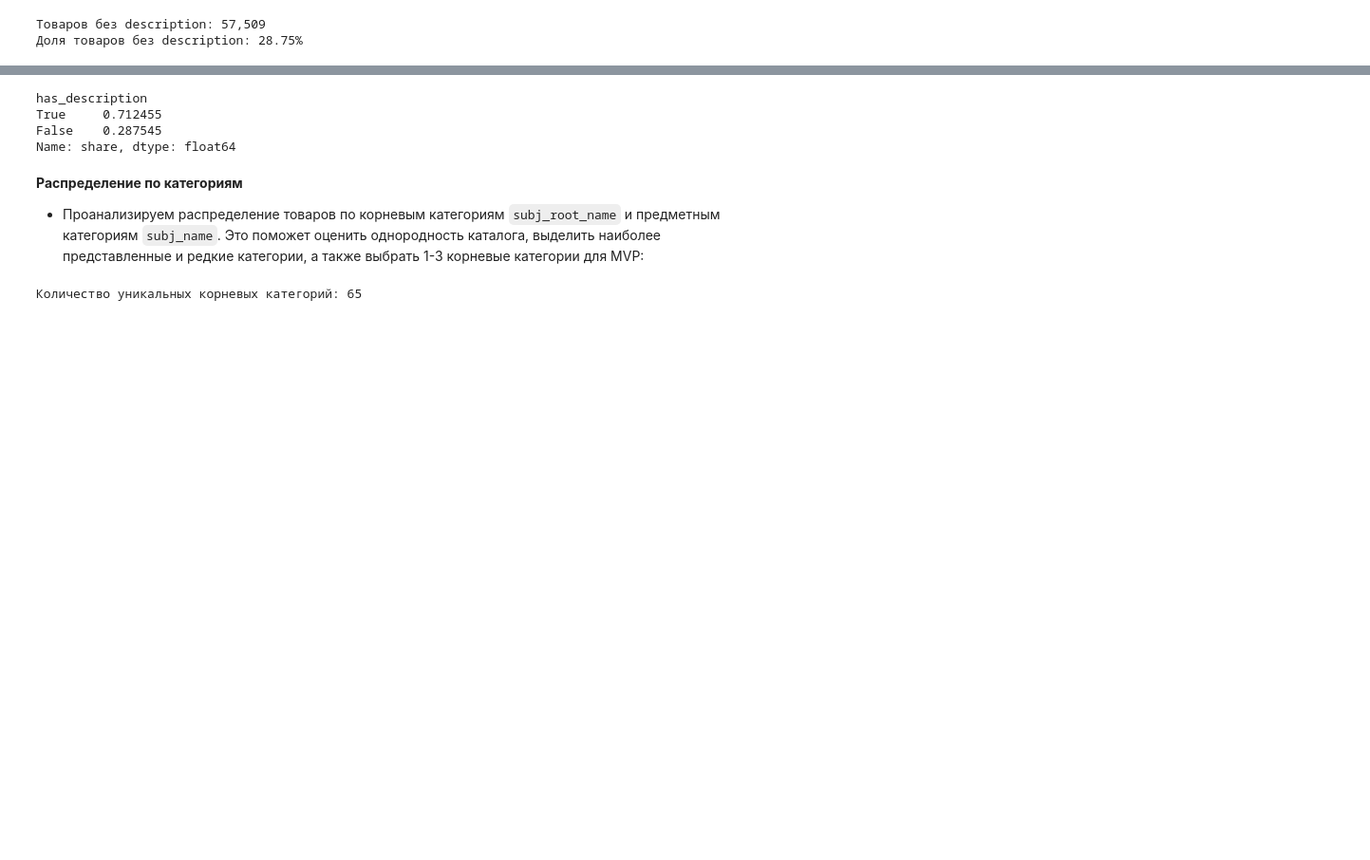
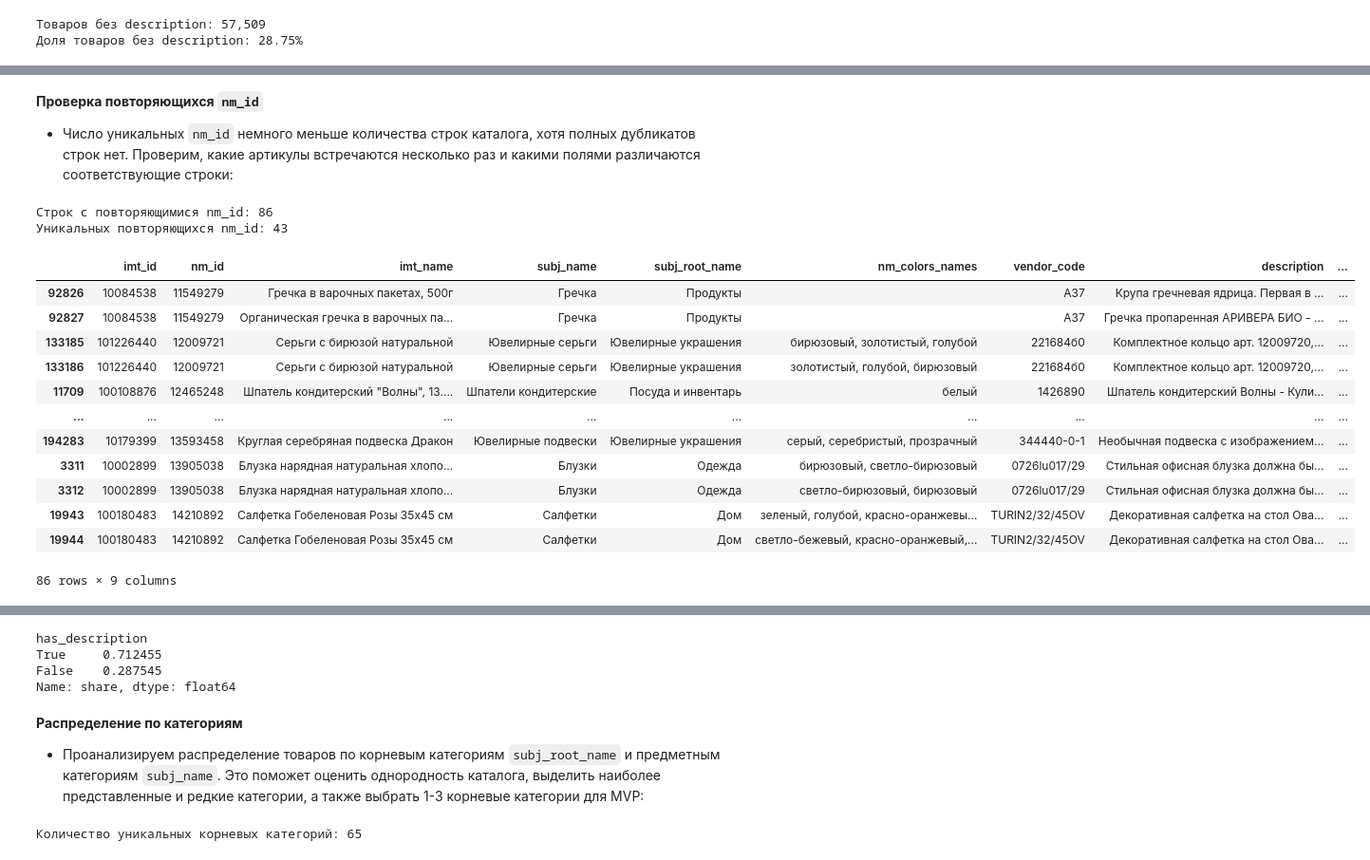
Before and after one commit to YuliyaZabotina/semantic-search-project, a Jupyter notebook: semantic_search_project.ipynb, the cells around one changed output, grey strips where cells are left out. Shown at 95% size. Cells and saved outputs as stored; diff of their text form; code cells hidden in the pictures; blank space fills up the shorter version.

```diff
--- a/semantic_search_project.ipynb
+++ b/semantic_search_project.ipynb
@@ -559,0 +636,58 @@ print(
+# %% [markdown]
+**Проверка повторяющихся `nm_id`**
+
+- Число уникальных `nm_id` немного меньше количества строк каталога, хотя полных дубликатов строк нет. Проверим, какие артикулы встречаются несколько раз и какими полями различаются соответствующие строки:
+# %%
+# Находим nm_id, которые встречаются более одного раза
+duplicate_nm_mask = df_raw.duplicated(
+    subset="nm_id",
+    keep=False,
+)
+
+duplicate_nm_rows = (
+    df_raw.loc[duplicate_nm_mask]
+    .sort_values(["nm_id", "imt_id"])
+    .copy()
+)
+
+print(
+    "Строк с повторяющимися nm_id:",
+    len(duplicate_nm_rows)
+)
+
+print(
+    "Уникальных повторяющихся nm_id:",
+    duplicate_nm_rows["nm_id"].nunique()
+)
+
+display(
+    duplicate_nm_rows[
+        [
+            "imt_id",
+            "nm_id",
+            "imt_name",
+            "subj_name",
+            "subj_root_name",
+            "nm_colors_names",
+            "vendor_code",
+            "description",
+            "brand_name",
+        ]
+    ]
+)
+# %% [output]
+Строк с повторяющимися nm_id: 86
+Уникальных повторяющихся nm_id: 43
+|  | imt_id | nm_id | imt_name | subj_name | subj_root_name | nm_colors_names | vendor_code | description | ... |
+| 92826 | 10084538 | 11549279 | Гречка в варочных пакетах, 500г | Гречка | Продукты |  | A37 | Крупа гречневая ядрица. Первая в ... | ... |
+| 92827 | 10084538 | 11549279 | Органическая гречка в варочных па... | Гречка | Продукты |  | A37 | Гречка пропаренная АРИВЕРА БИО - ... | ... |
+| 133185 | 101226440 | 12009721 | Серьги с бирюзой натуральной | Ювелирные серьги | Ювелирные украшения | бирюзовый, золотистый, голубой | 221684б0 | Комплектное кольцо арт. 12009720,... | ... |
+| 133186 | 101226440 | 12009721 | Серьги с бирюзой натуральной | Ювелирные серьги | Ювелирные украшения | золотистый, голубой, бирюзовый | 221684б0 | Комплектное кольцо арт. 12009720,... | ... |
+| 11709 | 100108876 | 12465248 | Шпатель кондитерский "Волны", 13.... | Шпатели кондитерские | Посуда и инвентарь | белый | 1426890 | Шпатель кондитерский Волны - Кули... | ... |
+| ... | ... | ... | ... | ... | ... | ... | ... | ... | ... |
+| 194283 | 10179399 | 13593458 | Круглая серебряная подвеска Дракон | Ювелирные подвески | Ювелирные украшения | серый, серебристый, прозрачный | 344440-0-1 | Необычная подвеска с изображением... | ... |
+| 3311 | 10002899 | 13905038 | Блузка нарядная натуральная хлопо... | Блузки | Одежда | бирюзовый, светло-бирюзовый | 0726lu017/29 | Стильная офисная блузка должна бы... | ... |
+| 3312 | 10002899 | 13905038 | Блузка нарядная натуральная хлопо... | Блузки | Одежда | светло-бирюзовый, бирюзовый | 0726lu017/29 | Стильная офисная блузка должна бы... | ... |
+| 19943 | 100180483 | 14210892 | Салфетка Гобеленовая Розы 35х45 см | Салфетки | Дом | зеленый, голубой, красно-оранжевы... | TURIN2/32/45OV | Декоративная салфетка на стол Ова... | ... |
+| 19944 | 100180483 | 14210892 | Салфетка Гобеленовая Розы 35х45 см | Салфетки | Дом | светло-бежевый, красно-оранжевый,... | TURIN2/32/45OV | Декоративная салфетка на стол Ова... | ... |
+86 rows × 9 columns
```
Also changed, not shown: parts of 150 cells of this notebook, 2 other files.
